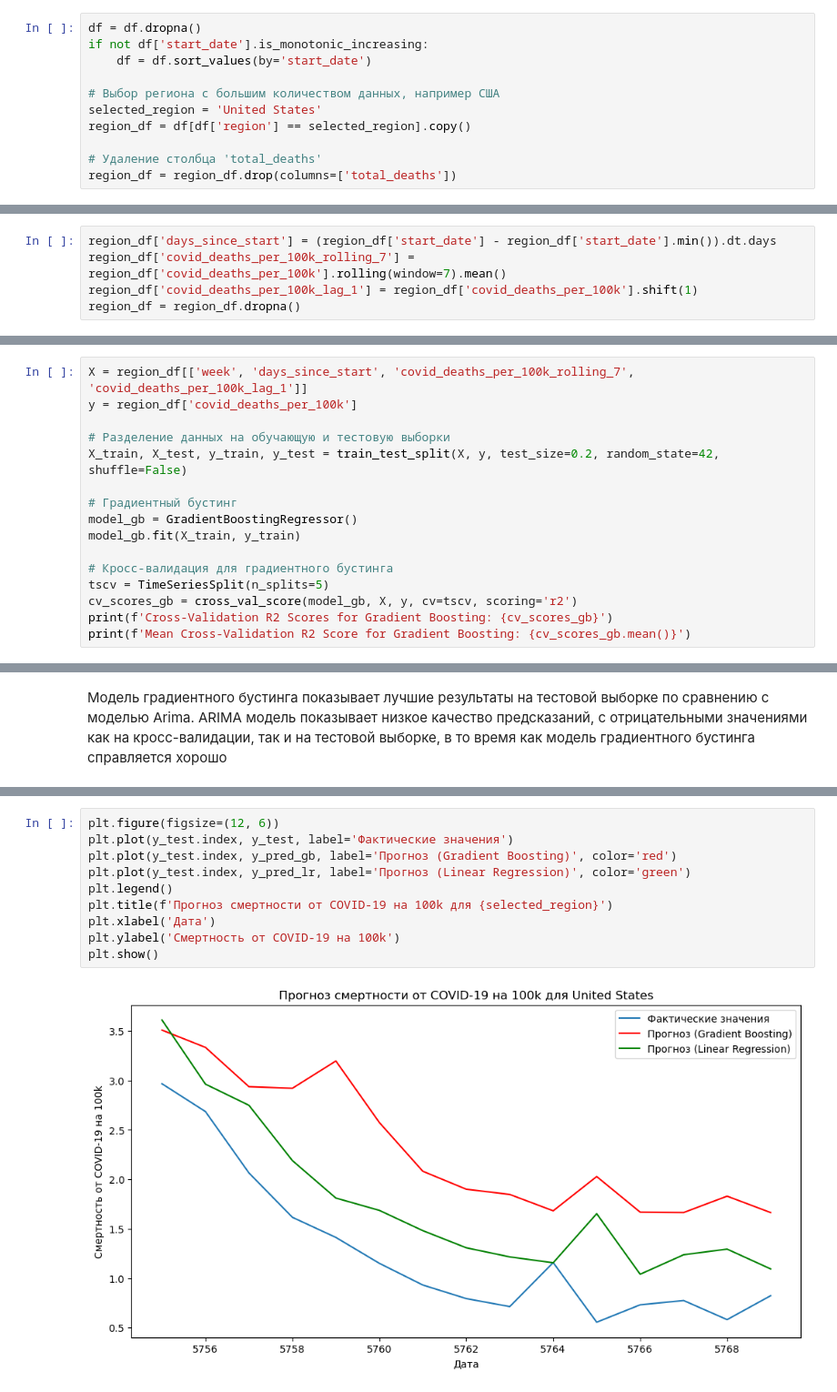
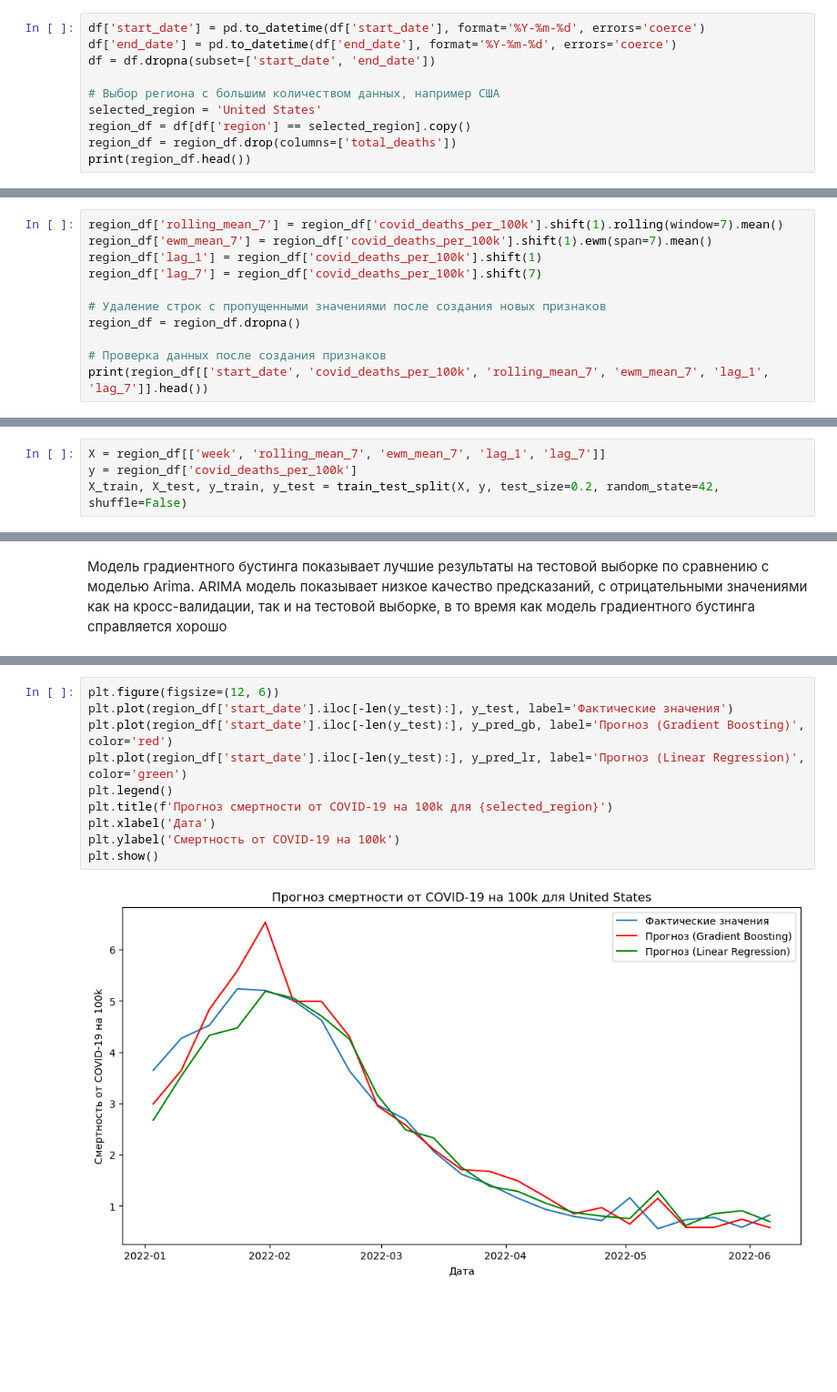
Before and after one commit to adinai-omurbaeva/ds-course, a Jupyter notebook: 13/13_2.ipynb, the cells around one changed output, grey strips where cells are left out. Shown at 91% size. Cells and saved outputs as stored; diff of their text form; blank space fills up the shorter version.

Commit message:
fix: compare diagrams

```diff
--- a/13/13_2.ipynb
+++ b/13/13_2.ipynb
@@ -29,11 +14,10 @@ df
 # %%
-df = df.dropna()
-if not df['start_date'].is_monotonic_increasing:
-    df = df.sort_values(by='start_date')
+df['start_date'] = pd.to_datetime(df['start_date'], format='%Y-%m-%d', errors='coerce')
+df['end_date'] = pd.to_datetime(df['end_date'], format='%Y-%m-%d', errors='coerce')
+df = df.dropna(subset=['start_date', 'end_date'])
 
 # Выбор региона с большим количеством данных, например США
 selected_region = 'United States'
 region_df = df[df['region'] == selected_region].copy()
-
-# Удаление столбца 'total_deaths'
 region_df = region_df.drop(columns=['total_deaths'])
+print(region_df.head())
@@ -40,6 +42,12 @@ region_df = region_df.drop(columns=['total_deaths'])
 # %%
-region_df['days_since_start'] = (region_df['start_date'] - region_df['start_date'].min()).dt.days
-region_df['covid_deaths_per_100k_rolling_7'] = region_df['covid_deaths_per_100k'].rolling(window=7).mean()
-region_df['covid_deaths_per_100k_lag_1'] = region_df['covid_deaths_per_100k'].shift(1)
+region_df['rolling_mean_7'] = region_df['covid_deaths_per_100k'].shift(1).rolling(window=7).mean()
+region_df['ewm_mean_7'] = region_df['covid_deaths_per_100k'].shift(1).ewm(span=7).mean()
+region_df['lag_1'] = region_df['covid_deaths_per_100k'].shift(1)
+region_df['lag_7'] = region_df['covid_deaths_per_100k'].shift(7)
+
+# Удаление строк с пропущенными значениями после создания новых признаков
 region_df = region_df.dropna()
+
+# Проверка данных после создания признаков
+print(region_df[['start_date', 'covid_deaths_per_100k', 'rolling_mean_7', 'ewm_mean_7', 'lag_1', 'lag_7']].head())
 # %% [output]
@@ -47,17 +67,5 @@ TypeError: unsupported operand type(s) for -: 'str' and 'str'
 # %%
-X = region_df[['week', 'days_since_start', 'covid_deaths_per_100k_rolling_7', 'covid_deaths_per_100k_lag_1']]
+X = region_df[['week', 'rolling_mean_7', 'ewm_mean_7', 'lag_1', 'lag_7']]
 y = region_df['covid_deaths_per_100k']
-
-# Разделение данных на обучающую и тестовую выборки
 X_train, X_test, y_train, y_test = train_test_split(X, y, test_size=0.2, random_state=42, shuffle=False)
-
-# Градиентный бустинг
-model_gb = GradientBoostingRegressor()
-model_gb.fit(X_train, y_train)
-
-# Кросс-валидация для градиентного бустинга
-tscv = TimeSeriesSplit(n_splits=5)
-cv_scores_gb = cross_val_score(model_gb, X, y, cv=tscv, scoring='r2')
-print(f'Cross-Validation R2 Scores for Gradient Boosting: {cv_scores_gb}')
-print(f'Mean Cross-Validation R2 Score for Gradient Boosting: {cv_scores_gb.mean()}')
 # %%
@@ -102,12 +128,12 @@ R2 Score for Linear Regression on Test Data: 0.4224914239676021
 # %%
 plt.figure(figsize=(12, 6))
-plt.plot(y_test.index, y_test, label='Фактические значения')
-plt.plot(y_test.index, y_pred_gb, label='Прогноз (Gradient Boosting)', color='red')
-plt.plot(y_test.index, y_pred_lr, label='Прогноз (Linear Regression)', color='green')
+plt.plot(region_df['start_date'].iloc[-len(y_test):], y_test, label='Фактические значения')
+plt.plot(region_df['start_date'].iloc[-len(y_test):], y_pred_gb, label='Прогноз (Gradient Boosting)', color='red')
+plt.plot(region_df['start_date'].iloc[-len(y_test):], y_pred_lr, label='Прогноз (Linear Regression)', color='green')
 plt.legend()
 plt.title(f'Прогноз смертности от COVID-19 на 100k для {selected_region}')
 plt.xlabel('Дата')
 plt.ylabel('Смертность от COVID-19 на 100k')
 plt.show()
 # %% [output]
-[figure, old version]
+[figure, new version]
```
Also changed, not shown: parts of 8 cells of this notebook.
